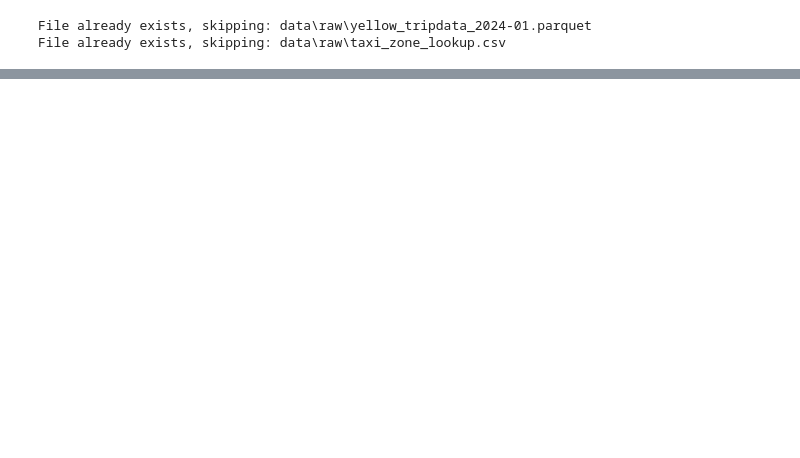
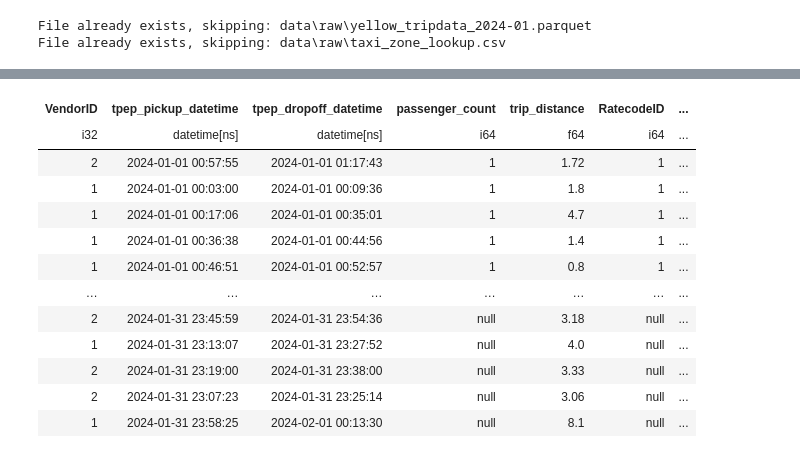
Before and after one commit to lillyem/COMP3610_A1, a Jupyter notebook: assignment1.ipynb, the cells around one changed output, grey strips where cells are left out. Saved outputs shown, nothing was run; the diff lists cells and outputs as text; code cells hidden in the pictures; blank space fills up the shorter version.

Commit message:
Complete Part 2: Data cleaning and feature engineering

```diff
--- a/assignment1.ipynb
+++ b/assignment1.ipynb
@@ -143,0 +146,71 @@ shape: (9, 20)
+# %%
+import polars as pl
+from pathlib import Path
+
+PARQUET_PATH = Path("data/raw/yellow_tripdata_2024-01.parquet")
+if not PARQUET_PATH.exists():
+    raise FileNotFoundError(f"Missing file: {PARQUET_PATH}. Run the download step first.")
+
+lf = pl.scan_parquet(str(PARQUET_PATH))
+
+def count_rows(lazyframe: pl.LazyFrame) -> int:
+    return lazyframe.select(pl.len()).collect().item()
+
+start_rows = count_rows(lf)
+print(f"Starting rows: {start_rows:,}")
+
+# e) Remove rows with nulls in critical columns
+CRITICAL_COLS = [
+    "tpep_pickup_datetime",
+    "tpep_dropoff_datetime",
+    "PULocationID",
+    "DOLocationID",
+    "fare_amount",
+]
+
+null_crit_rows = count_rows(lf.filter(pl.any_horizontal([pl.col(c).is_null() for c in CRITICAL_COLS])))
+lf1 = lf.drop_nulls(CRITICAL_COLS)
+after_nulls = count_rows(lf1)
+
+print("\n(e) Nulls in critical columns")
+print(f"Removed: {null_crit_rows:,}")
+print(f"Remaining: {after_nulls:,}")
+
+# f) Filter invalid trips:
+
+invalid_distance_rows = count_rows(lf1.filter(pl.col("trip_distance") <= 0))
+invalid_fare_rows = count_rows(lf1.filter(pl.col("fare_amount") < 0))
+too_high_fare_rows = count_rows(lf1.filter(pl.col("fare_amount") > 500))
+
+lf2 = lf1.filter(
+    (pl.col("trip_distance") > 0) &
+    (pl.col("fare_amount") >= 0) &
+    (pl.col("fare_amount") <= 500)
+)
+after_invalids = count_rows(lf2)
+
+print("\n(f) Invalid distance/fare filters")
+print(f"Removed (distance <= 0): {invalid_distance_rows:,}")
+print(f"Removed (fare < 0): {invalid_fare_rows:,}")
+print(f"Removed (fare > 500): {too_high_fare_rows:,}")
+print(f"Remaining: {after_invalids:,}")
+
+# g) Remove trips where dropoff time is before pickup time
+bad_time_rows = count_rows(lf2.filter(pl.col("tpep_dropoff_datetime") < pl.col("tpep_pickup_datetime")))
+
+lf3 = lf2.filter(pl.col("tpep_dropoff_datetime") >= pl.col("tpep_pickup_datetime"))
+after_time = count_rows(lf3)
+
+print("\n(g) Dropoff before pickup")
+print(f"Removed: {bad_time_rows:,}")
+print(f"Remaining: {after_time:,}")
+
+# h) Final summary
+total_removed = start_rows - after_time
+print("\n(h) Cleaning summary")
+print(f"Total removed: {total_removed:,}")
+print(f"Final cleaned rows: {after_time:,}")
+
+df_clean = lf3.collect()
+df_clean
+# %% [output]
@@ -143,0 +237,13 @@ shape: (9, 20)
+| VendorID | tpep_pickup_datetime | tpep_dropoff_datetime | passenger_count | trip_distance | RatecodeID | ... |
+| i32 | datetime[ns] | datetime[ns] | i64 | f64 | i64 | ... |
+| 2 | 2024-01-01 00:57:55 | 2024-01-01 01:17:43 | 1 | 1.72 | 1 | ... |
+| 1 | 2024-01-01 00:03:00 | 2024-01-01 00:09:36 | 1 | 1.8 | 1 | ... |
+| 1 | 2024-01-01 00:17:06 | 2024-01-01 00:35:01 | 1 | 4.7 | 1 | ... |
+| 1 | 2024-01-01 00:36:38 | 2024-01-01 00:44:56 | 1 | 1.4 | 1 | ... |
+| 1 | 2024-01-01 00:46:51 | 2024-01-01 00:52:57 | 1 | 0.8 | 1 | ... |
+| … | … | … | … | … | … | ... |
+| 2 | 2024-01-31 23:45:59 | 2024-01-31 23:54:36 | null | 3.18 | null | ... |
+| 1 | 2024-01-31 23:13:07 | 2024-01-31 23:27:52 | null | 4.0 | null | ... |
+| 2 | 2024-01-31 23:19:00 | 2024-01-31 23:38:00 | null | 3.33 | null | ... |
+| 2 | 2024-01-31 23:07:23 | 2024-01-31 23:25:14 | null | 3.06 | null | ... |
+| 1 | 2024-01-31 23:58:25 | 2024-02-01 00:13:30 | null | 8.1 | null | ... |
```
Also changed, not shown: parts of 21 cells of this notebook.
